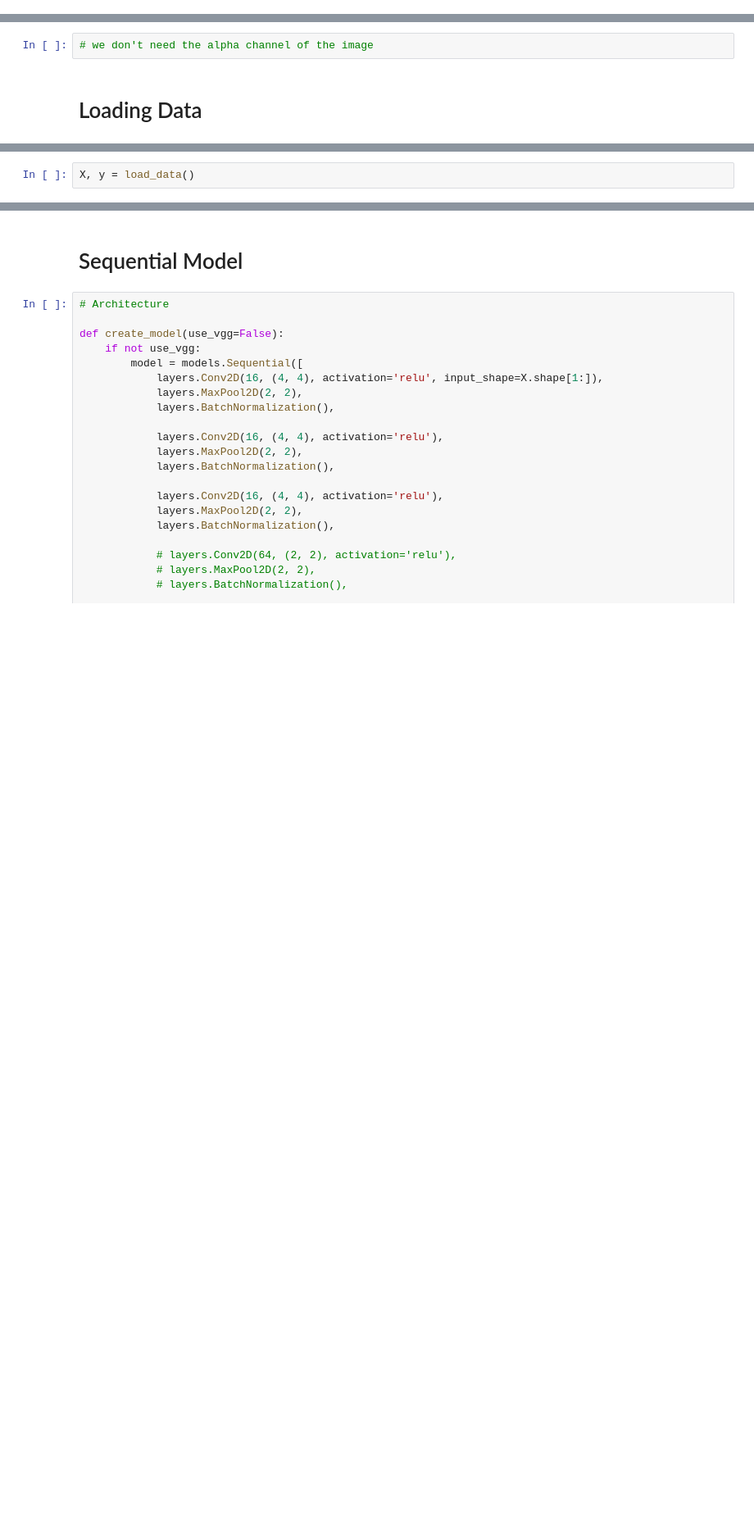
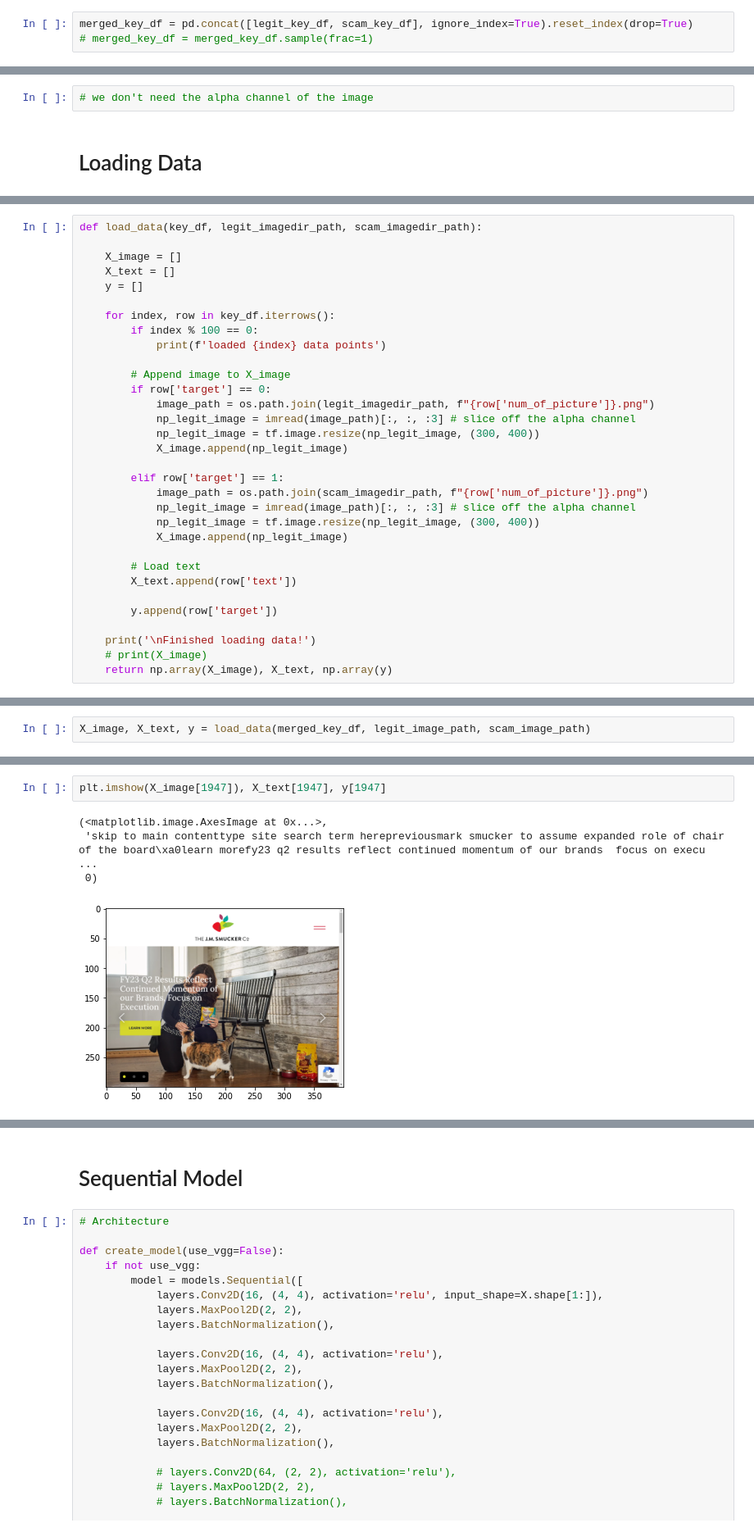
Before and after one commit to Dimitrakis999/Scam_Spotter, a Jupyter notebook: notebooks/modelling/multi-input/cnn-nlp-lr-v1.ipynb, the cells around one changed output, grey strips where cells are left out. Shown at 82% size. Saved outputs shown, nothing was run; the diff lists cells and outputs as text; blank space fills up the shorter version.

Commit message:
created function to load text, image, target

```diff
--- a/notebooks/modelling/multi-input/cnn-nlp-lr-v1.ipynb
+++ b/notebooks/modelling/multi-input/cnn-nlp-lr-v1.ipynb
@@ -24,0 +78,3 @@ scam_path = os.path.join(rel_path, 'scam_screenshots')
+# %%
+merged_key_df = pd.concat([legit_key_df, scam_key_df], ignore_index=True).reset_index(drop=True)
+# merged_key_df = merged_key_df.sample(frac=1)
@@ -118,2 +144,0 @@ def load_data():
-# %%
-X, y = load_data()
@@ -139,0 +145,32 @@ plt.imshow(X[1])
+# %%
+def load_data(key_df, legit_imagedir_path, scam_imagedir_path):
+
+    X_image = []
+    X_text = []
+    y = []
+
+    for index, row in key_df.iterrows():
+        if index % 100 == 0:
+            print(f'loaded {index} data points')
+
+        # Append image to X_image
+        if row['target'] == 0:
+            image_path = os.path.join(legit_imagedir_path, f"{row['num_of_picture']}.png")
+            np_legit_image = imread(image_path)[:, :, :3] # slice off the alpha channel
+            np_legit_image = tf.image.resize(np_legit_image, (300, 400))
+            X_image.append(np_legit_image)
+
+        elif row['target'] == 1:
+            image_path = os.path.join(scam_imagedir_path, f"{row['num_of_picture']}.png")
+            np_legit_image = imread(image_path)[:, :, :3] # slice off the alpha channel
+            np_legit_image = tf.image.resize(np_legit_image, (300, 400))
+            X_image.append(np_legit_image)
+
+        # Load text
+        X_text.append(row['text'])
+
+        y.append(row['target'])
+
+    print('\nFinished loading data!')
+    # print(X_image)
+    return np.array(X_image), X_text, np.array(y)
@@ -139,0 +193,2 @@ plt.imshow(X[1])
+# %%
+X_image, X_text, y = load_data(merged_key_df, legit_image_path, scam_image_path)
@@ -139,0 +221,7 @@ plt.imshow(X[1])
+# %%
+plt.imshow(X_image[1947]), X_text[1947], y[1947]
+# %% [output]
+(<matplotlib.image.AxesImage at 0x...>,
+ 'skip to main contenttype site search term herepreviousmark smucker to assume expanded role of chair of the board\xa0learn morefy23 q2 results reflect continued momentum of our brands  focus on execu ...
+ 0)
+[figure, added]
```
Also changed, not shown: parts of 25 cells of this notebook.
